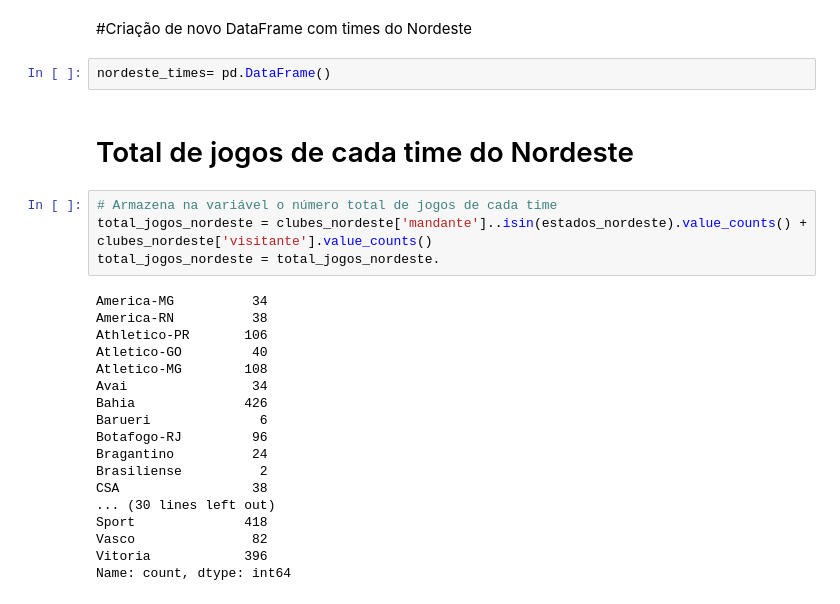
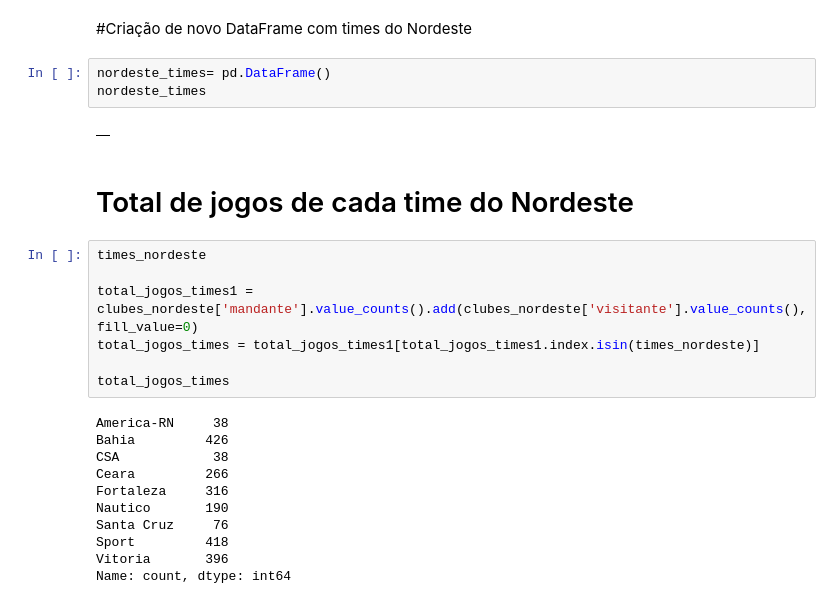
Before and after one commit to 022Vinicius/An-lises_de_dados_esportes, a Jupyter notebook: futebol_pernambucano.ipynb, the cells around one changed output. Cells and saved outputs as stored; diff of their text form.

```diff
--- a/futebol_pernambucano.ipynb
+++ b/futebol_pernambucano.ipynb
@@ -342,27 +341,26 @@ plt.show()
 #Criação de novo DataFrame com times do Nordeste
 # %%
 nordeste_times= pd.DataFrame()
+nordeste_times
+# %% [output]
+|  |
 # %% [markdown]
 # Total de jogos de cada time do Nordeste
 # %%
-# Armazena na variável o número total de jogos de cada time
-total_jogos_nordeste = clubes_nordeste['mandante']..isin(estados_nordeste).value_counts() + clubes_nordeste['visitante'].value_counts()
-total_jogos_nordeste = total_jogos_nordeste.
+times_nordeste
+
+total_jogos_times1 = clubes_nordeste['mandante'].value_counts().add(clubes_nordeste['visitante'].value_counts(), fill_value=0)
+total_jogos_times = total_jogos_times1[total_jogos_times1.index.isin(times_nordeste)]
+
+total_jogos_times
 # %% [output]
-America-MG          34
-America-RN          38
-Athletico-PR       106
-Atletico-GO         40
-Atletico-MG        108
-Avai                34
-Bahia              426
-Barueri              6
-Botafogo-RJ         96
-Bragantino          24
-Brasiliense          2
-CSA                 38
-... (30 lines left out)
-Sport              418
-Vasco               82
-Vitoria            396
+America-RN     38
+Bahia         426
+CSA            38
+Ceara         266
+Fortaleza     316
+Nautico       190
+Santa Cruz     76
+Sport         418
+Vitoria       396
 Name: count, dtype: int64
```
Also changed, not shown: parts of 17 cells of this notebook.
